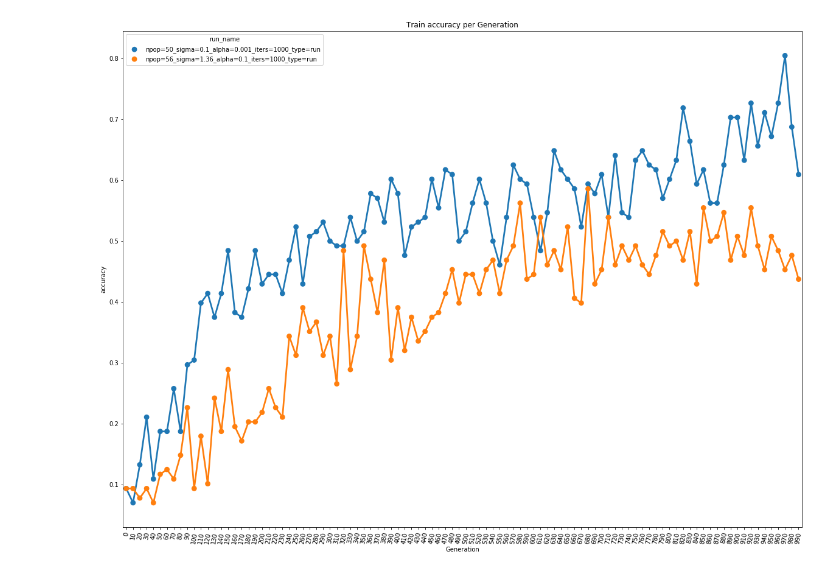
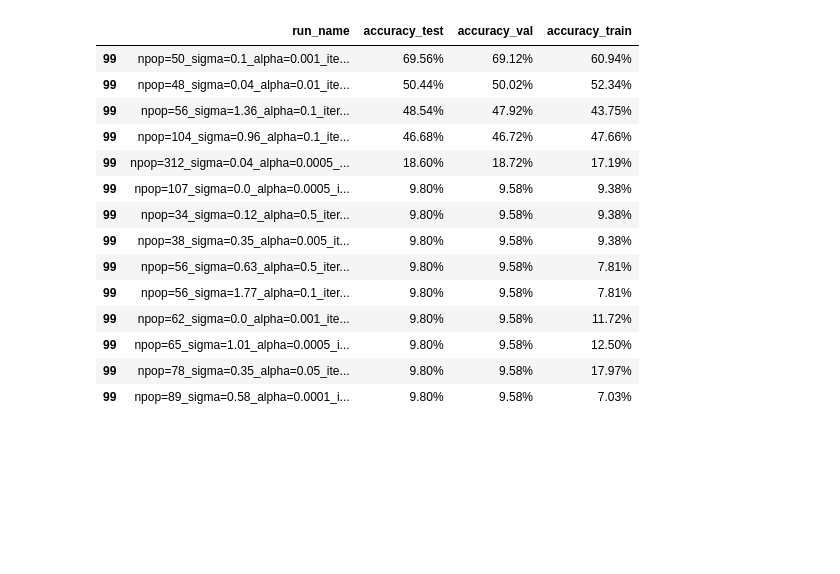
Before and after one commit to jovsa/evolution-strategies-exploration, a Jupyter notebook: notebooks/Analyzing Results of Hyperparameter Search.ipynb, the cells around one changed output. Cells and saved outputs as stored; diff of their text form; code cells hidden in the pictures; blank space fills up the shorter version.

Commit message:
cleaned notebook for analyzing results of hyperparam search

```diff
--- a/notebooks/Analyzing Results of Hyperparameter Search.ipynb
+++ b/notebooks/Analyzing Results of Hyperparameter Search.ipynb
@@ -47,10 +63,0 @@ plt.show()
-# %%
-fig, ax = plt.subplots(figsize=(20,15))
-sns.pointplot(x='iteration', y='accuracy_train', hue='run_name', data=all_results)
-plt.ylabel('accuracy')
-plt.title('Train accuracy per Generation')
-plt.xlabel('Generation')
-plt.xticks(rotation=80)
-plt.show()
-# %% [output]
-[figure, removed]
@@ -63,0 +64,26 @@ plt.show()
+# %%
+pretty_results = all_results.loc[all_results['iteration']==990, ['run_name', 'accuracy_test', 'accuracy_val', 'accuracy_train']].sort_values(['accuracy_test'], ascending=False)
+pretty_results['run_name'] = pretty_results.apply(lambda x: x['run_name'][0:-9], axis=1)
+pretty_results['accuracy_test'] = pretty_results.apply(lambda x:  "{0:.2f}%".format(
+    x['accuracy_test']*100), axis=1)
+pretty_results['accuracy_val'] = pretty_results.apply(
+    lambda x: "{0:.2f}%".format(x['accuracy_val']*100), axis=1)
+pretty_results['accuracy_train'] = pretty_results.apply(
+    lambda x:  "{0:.2f}%".format(x['accuracy_train']*100), axis=1)
+pretty_results
+# %% [output]
+|  | run_name | accuracy_test | accuracy_val | accuracy_train |
+| 99 | npop=50_sigma=0.1_alpha=0.001_ite... | 69.56% | 69.12% | 60.94% |
+| 99 | npop=48_sigma=0.04_alpha=0.01_ite... | 50.44% | 50.02% | 52.34% |
+| 99 | npop=56_sigma=1.36_alpha=0.1_iter... | 48.54% | 47.92% | 43.75% |
+| 99 | npop=104_sigma=0.96_alpha=0.1_ite... | 46.68% | 46.72% | 47.66% |
+| 99 | npop=312_sigma=0.04_alpha=0.0005_... | 18.60% | 18.72% | 17.19% |
+| 99 | npop=107_sigma=0.0_alpha=0.0005_i... | 9.80% | 9.58% | 9.38% |
+| 99 | npop=34_sigma=0.12_alpha=0.5_iter... | 9.80% | 9.58% | 9.38% |
+| 99 | npop=38_sigma=0.35_alpha=0.005_it... | 9.80% | 9.58% | 9.38% |
+| 99 | npop=56_sigma=0.63_alpha=0.5_iter... | 9.80% | 9.58% | 7.81% |
+| 99 | npop=56_sigma=1.77_alpha=0.1_iter... | 9.80% | 9.58% | 7.81% |
+| 99 | npop=62_sigma=0.0_alpha=0.001_ite... | 9.80% | 9.58% | 11.72% |
+| 99 | npop=65_sigma=1.01_alpha=0.0005_i... | 9.80% | 9.58% | 12.50% |
+| 99 | npop=78_sigma=0.35_alpha=0.05_ite... | 9.80% | 9.58% | 17.97% |
+| 99 | npop=89_sigma=0.58_alpha=0.0001_i... | 9.80% | 9.58% | 7.03% |
```
Also changed, not shown: parts of 4 cells of this notebook.
